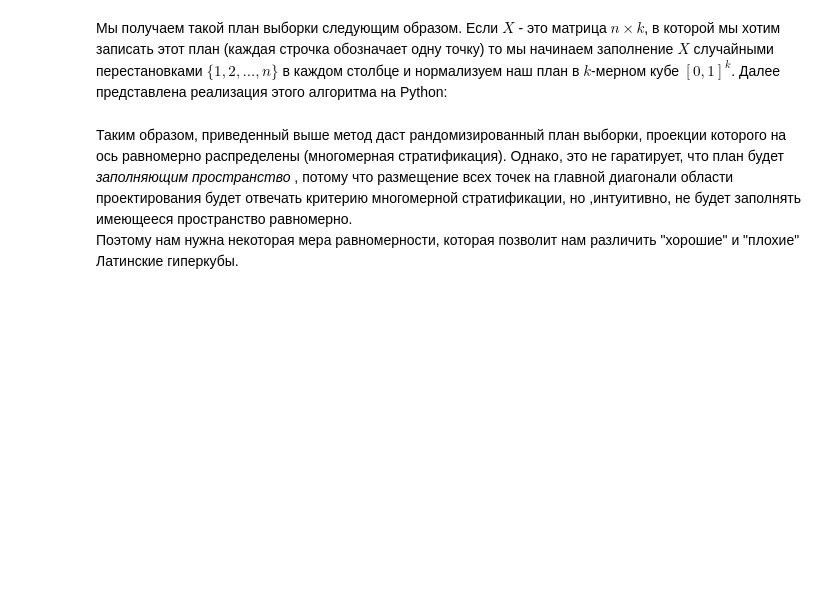
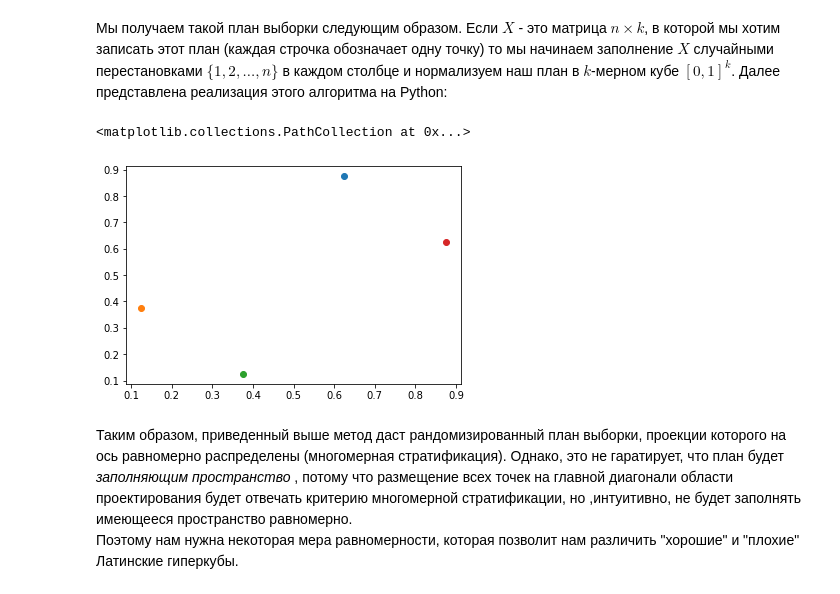
Before and after one commit to ruslan-shtin/science_work, a Jupyter notebook: Konspect/Chapter_1 - Intro.ipynb, the cells around one changed output. Drawn from its saved outputs; the diff is of its cells as text; code cells hidden in the pictures; blank space fills up the shorter version.

```diff
--- a/Konspect/Chapter_1 - Intro.ipynb
+++ b/Konspect/Chapter_1 - Intro.ipynb
@@ -406,6 +406,15 @@ def rlh(n, k , Edges=0):
     else:
         X = (X - 0.5) / n
     return X
+# %%
+y = rlh(4,2)
+plt.scatter(y[0][0], y[0][1])
+plt.scatter(y[1][0], y[1][1])
+plt.scatter(y[2][0], y[2][1])
+plt.scatter(y[3][0], y[3][1])
+# %% [output]
+<matplotlib.collections.PathCollection at 0x...>
+[figure, added]
 # %% [markdown]
 Таким образом, приведенный выше метод даст рандомизированный план выборки, проекции которого на ось равномерно распределены (многомерная стратификация). Однако, это не гаратирует, что план будет _заполняющим пространство_ , потому что размещение всех точек на главной диагонали области проектирования будет отвечать критерию многомерной стратификации, но ,интуитивно, не будет заполнять имеющееся пространство равномерно.
 Поэтому нам нужна некоторая мера равномерности, которая позволит нам различить "хорошие" и "плохие" Латинские гиперкубы.
```
Also changed, not shown: parts of 8 cells of this notebook, 1 other file.
